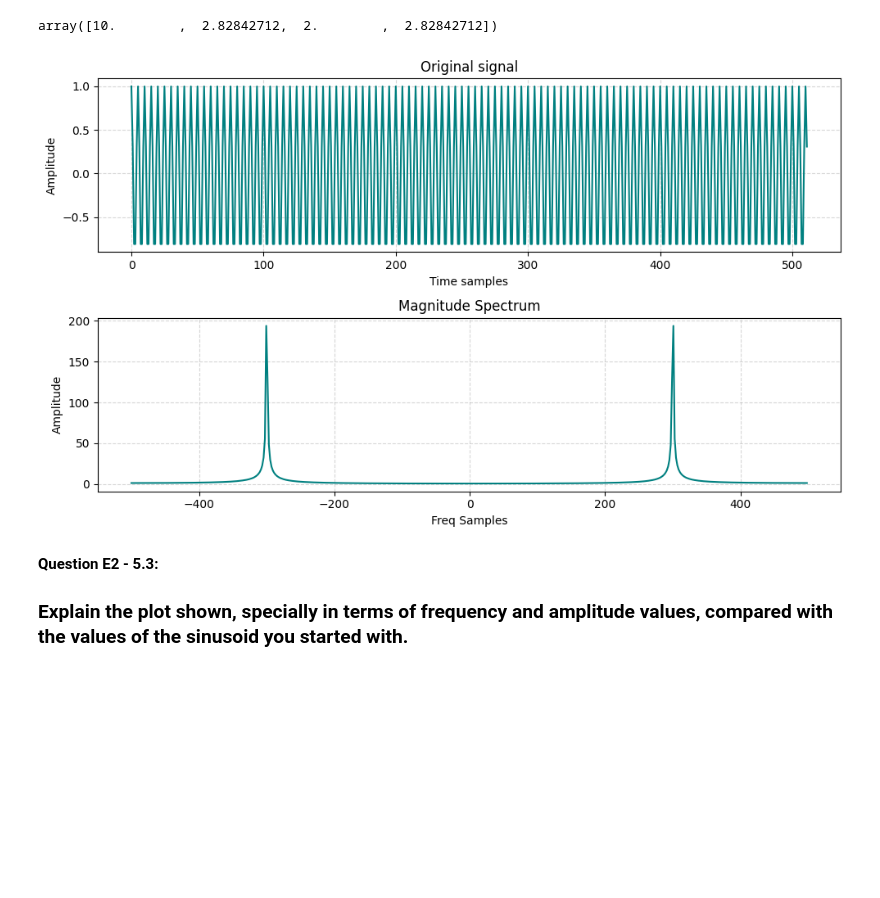
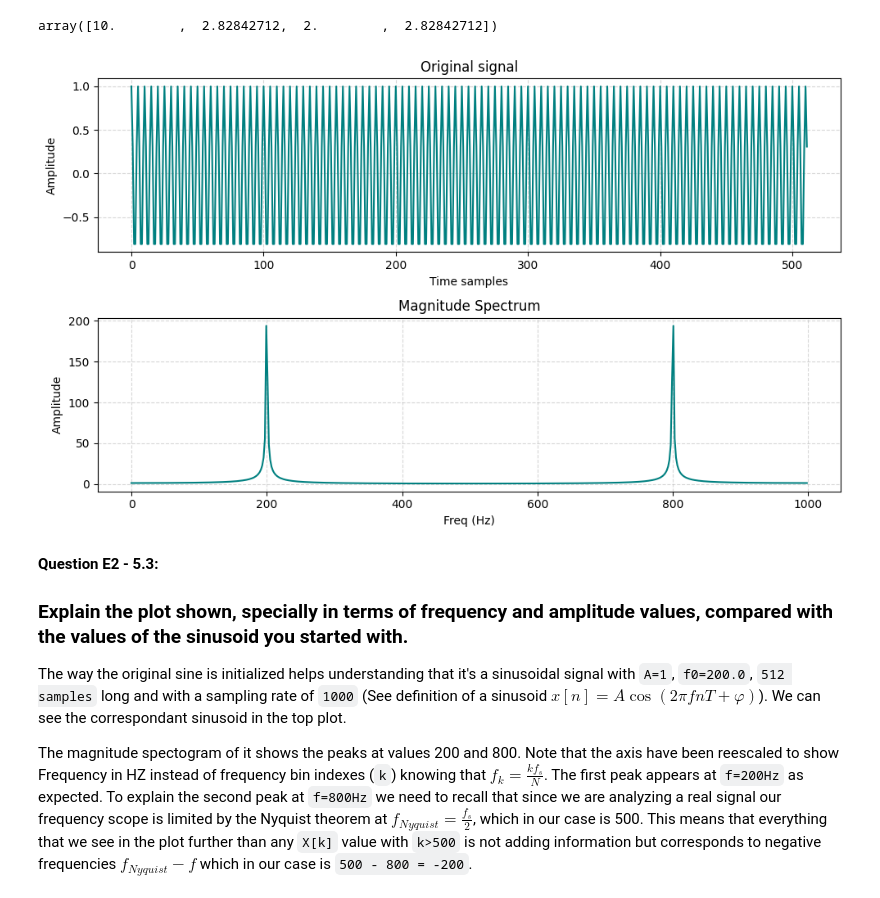
Before and after one commit to inesbroto/sms-tools-materials, a Jupyter notebook: exercises/E2-Sinusoids-and-DFT.ipynb, the cells around one changed output. Cells and saved outputs as stored; diff of their text form; code cells hidden in the pictures; blank space fills up the shorter version.

Commit message:
Update E2-Sinusoids-and-DFT.ipynb
last question

```diff
--- a/exercises/E2-Sinusoids-and-DFT.ipynb
+++ b/exercises/E2-Sinusoids-and-DFT.ipynb
@@ -360,35 +360,39 @@ import matplotlib.pyplot as plt
 # %%
 # E2 - 5.2: Plot input cosine signal suggested above, call gen_mag_spec(), and plot the output result.
 # Validate that the peak of the magnitude spectrum corrresponds to the frequency of the sinusoid.
 
 ### Your code here
-
-x = np.cos(2*np.pi*200.0*np.arange(512)/1000)
+f = 200.0
+fs = 1000
+samples = 512
+x = np.cos(2*np.pi*f*np.arange(samples)/fs)
 X = gen_mag_spec(x)
 N = len(x)
-
 
 plt.figure(figsize=(10, 6))
 plt.subplot(2, 1, 1)
 plt.plot(np.arange(N), x, color='teal')
 plt.title("Original signal")
 plt.xlabel("Time samples")
 plt.ylabel("Amplitude")
 plt.grid(True, linestyle='--', alpha=0.5)
 
 plt.subplot(2, 1, 2)
-
-plt.plot(np.arange(-N/2, N/2, 1)*1000/N, X, color='teal') #To do
+plt.plot(np.arange(N)*1000/N, X, color='teal')
 plt.title("Magnitude Spectrum")
-plt.xlabel("Freq Samples")
+plt.xlabel("Freq (Hz)")
 plt.ylabel("Amplitude")
 plt.grid(True, linestyle='--', alpha=0.5)
 
 plt.tight_layout()
 plt.show()
 # %% [output]
-[figure, old version]
+[figure, new version]
-# %% [markdown]
-**Question E2 - 5.3:**
-
-### Explain the plot shown, specially in terms of frequency and amplitude values, compared with the values of the sinusoid you started with.
+# %% [markdown]
+**Question E2 - 5.3:**
+
+### Explain the plot shown, specially in terms of frequency and amplitude values, compared with the values of the sinusoid you started with.
+
+The way the original sine is initialized helps understanding that it's a sinusoidal signal with `A=1`, `f0=200.0`, `512 samples` long and with a sampling rate of `1000` (See definition of a sinusoid $x[n] = A\cos(2 \pi fnT + \varphi)$). We can see the correspondant sinusoid in the top plot.
+
+The magnitude spectogram of it shows the peaks at values 200 and 800. Note that the axis have been reescaled to show Frequency in HZ instead of frequency bin indexes (`k`) knowing that $f_k = \frac{kf_s}{N}$. The first peak appears at `f=200Hz` as expected. To explain the second peak at `f=800Hz` we need to recall that since we are analyzing a real signal our frequency scope is limited by the Nyquist theorem at $f_{Nyquist}= \frac{f_s}{2}$, which in our case is 500. This means that everything that we see in the plot further than any `X[k]` value with `k>500` is not adding information but corresponds to negative frequencies $f_{Nyquist} - f$ which in our case is `500 - 800 = -200`.
```
Also changed, not shown: parts of 1 cell of this notebook.
